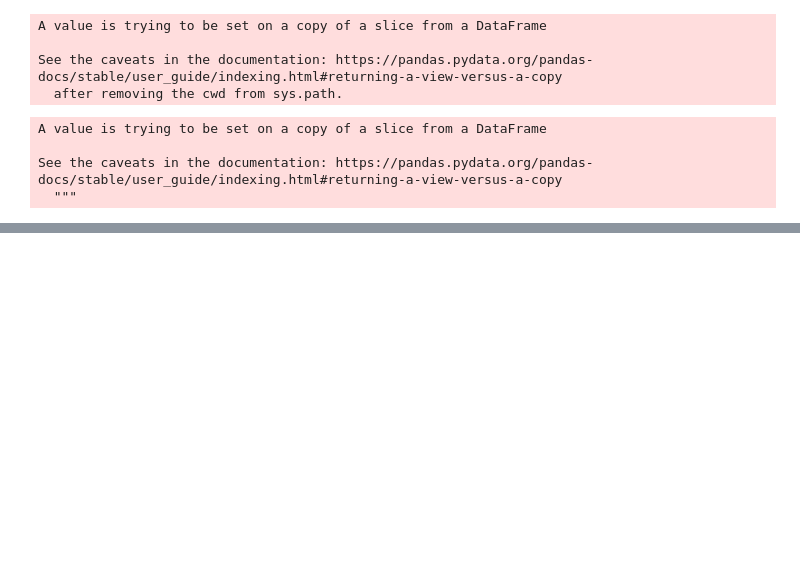
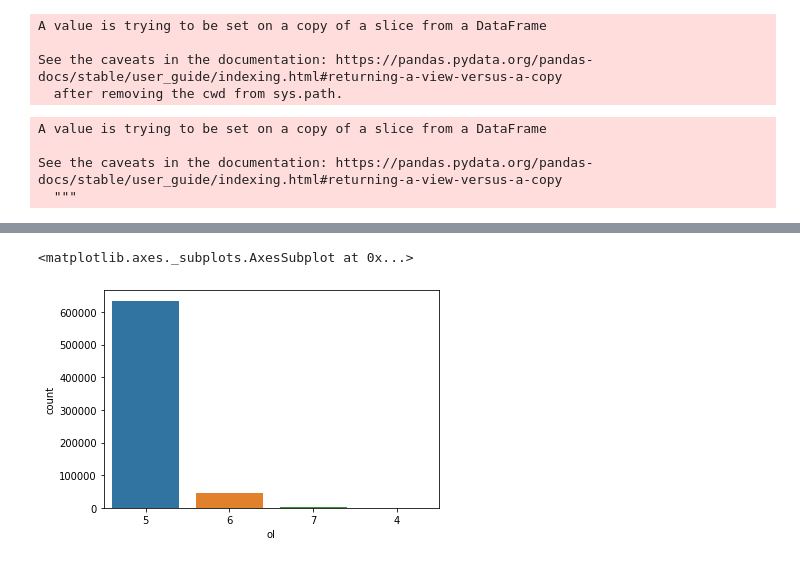
Before and after one commit to MaloneyJason/Rush-Yards, a Jupyter notebook: Yard Prediction Exploration.ipynb, the cells around one changed output, grey strips where cells are left out. Drawn from its saved outputs; the diff is of its cells as text; code cells hidden in the pictures; blank space fills up the shorter version.

Commit message:
add some distributions
added markdown titles and a couple barplots of position counts/play

```diff
--- a/Yard Prediction Exploration.ipynb
+++ b/Yard Prediction Exploration.ipynb
@@ -321,0 +286,6 @@ See the caveats in the documentation: https://pandas.pydata.org/pandas-docs/stab
+# %%
+# distritbution of ol/play
+sns.countplot(data['ol'])
+# %% [output]
+<matplotlib.axes._subplots.AxesSubplot at 0x...>
+[figure, added]
```
Also changed, not shown: parts of 19 cells of this notebook.
